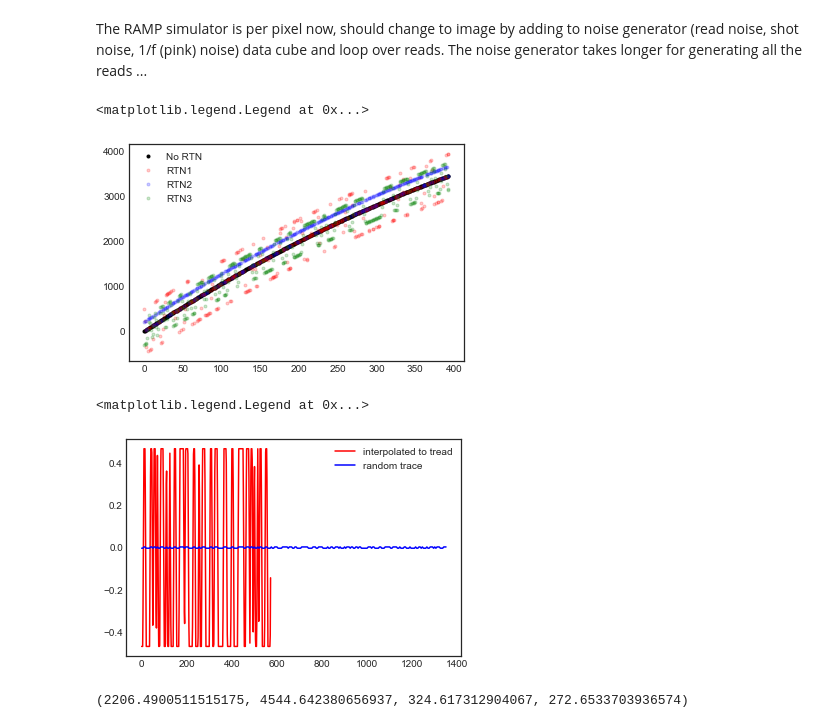
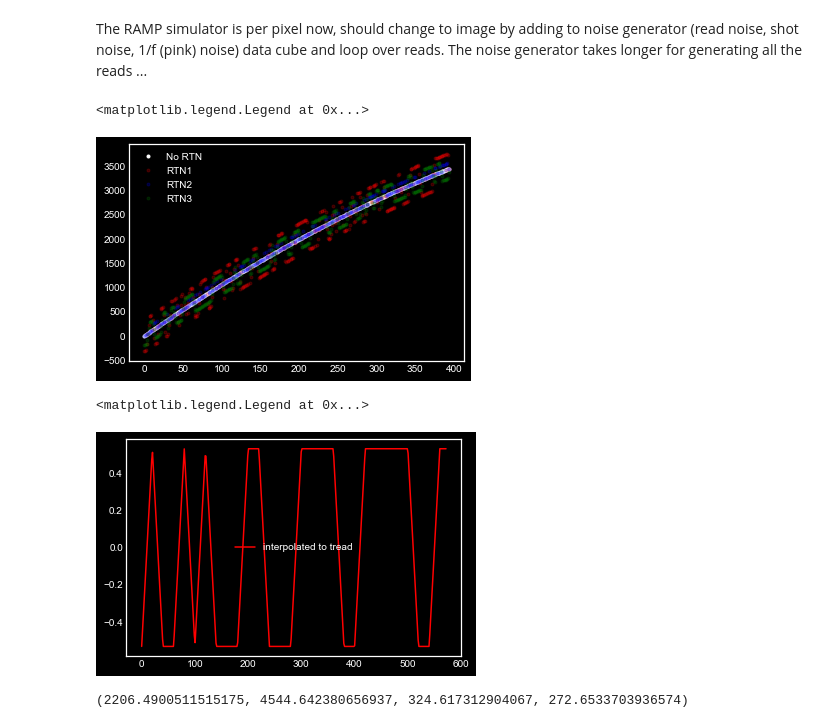
Before and after one commit to xoubish/nonlinearity_sim, a Jupyter notebook: nl_sim.ipynb, the cells around one changed output. Saved outputs shown, nothing was run; the diff lists cells and outputs as text; code cells hidden in the pictures.

```diff
--- a/nl_sim.ipynb
+++ b/nl_sim.ipynb
@@ -135,25 +135,25 @@ boz3 = addRTN(3, nreads, fdarkN, nelements=2000, rate=0.2)
 
 
 
-plt.plot(read,boz,'k.',label='No RTN')
+plt.plot(read,boz,'w.',label='No RTN')
 plt.plot(read,boz1,'r.',alpha=0.2,label='RTN1')
 plt.plot(read,boz2,'b.',alpha=0.2,label='RTN2')
 plt.plot(read,boz3,'g.',alpha=0.2,label='RTN3')
 plt.legend(loc=2)
 # %% [output]
 <matplotlib.legend.Legend at 0x...>
-[figure, old version]
+[figure, new version]
 # %%
 ## to understand what make_random_trace is doing
 ru = np.random.uniform
-sRTN, tRTN = make_random_trace(1000,0.2,0)
+sRTN, tRTN = make_random_trace(2000,0.05,0)
 sRTNterp = ru(200)*np.interp(tread,tRTN,sRTN)
 plt.plot(tread,sRTNterp,'r-',label='interpolated to tread')
-plt.plot(tRTN,sRTN,'b-',label='random trace')
+#plt.plot(tRTN,sRTN,'b-',label='random trace')
 plt.legend()
 # %% [output]
 <matplotlib.legend.Legend at 0x...>
-[figure, old version]
+[figure, new version]
 # %%
 def MACCsimulator(darkcurrent=0.04, nonlin=-0.00005, readnoise =9.0, RTN_num=1, rtn_nelements=2000, rtn_rate=0.2 , plot='yes'):
     '''MACC simulator with different parameters'''
```
Also changed, not shown: parts of 14 cells of this notebook, 5 other files.
